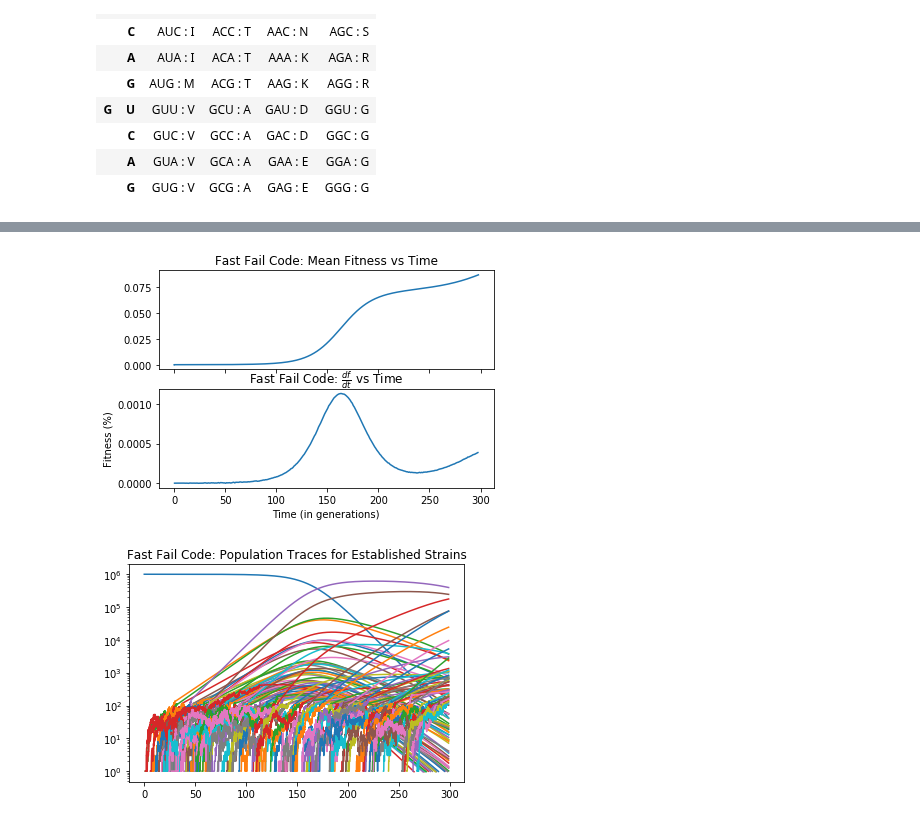
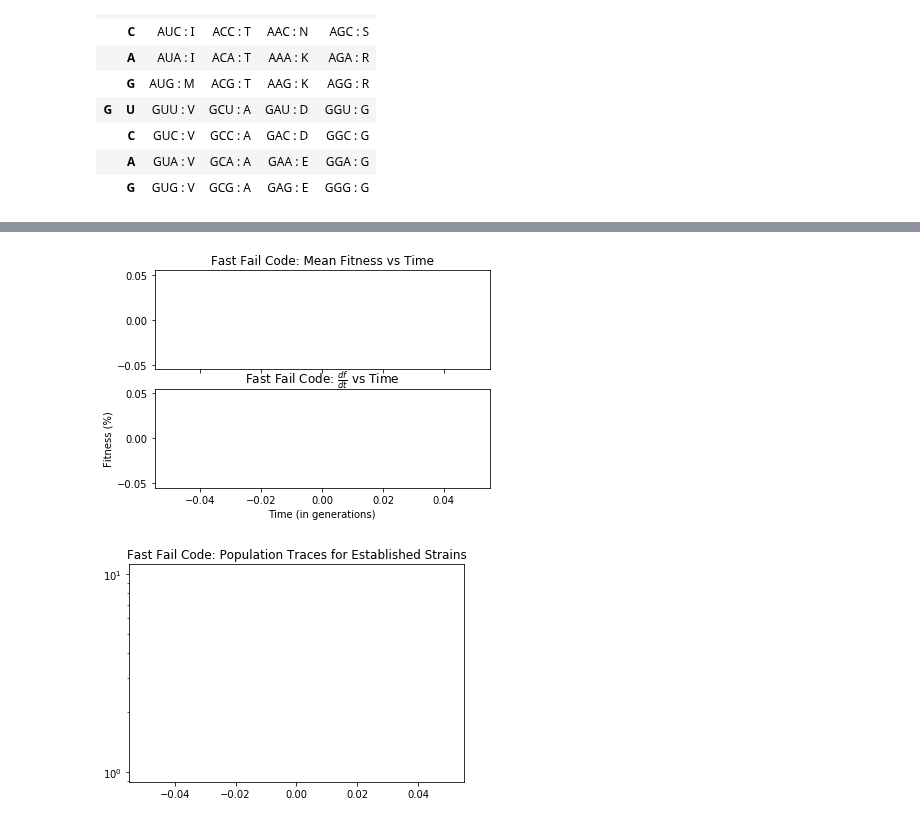
Before and after one commit to EndyLab/codon-tables, a Jupyter notebook: Isaac's Sandbox.ipynb, the cells around one changed output, grey strips where cells are left out. Cells and saved outputs as stored; diff of their text form; code cells hidden in the pictures.

```diff
--- a/Isaac's Sandbox.ipynb
+++ b/Isaac's Sandbox.ipynb
@@ -144,7 +144,7 @@ mut_param = [2, 3.5]
 dt = 1
 
 # run simulation
-sim.simulate(300, dt, T_curr, mut_param)
+#sim.simulate(300, dt, T_curr, mut_param)
 t = np.array(sim.f_trace['timepoints'])
 f = np.array(sim.f_trace['fitnesses'])
 fig, axarr = plt.subplots(2, sharex=True)
@@ -160,10 +160,10 @@ plt.ylabel('Fitness (%)')
 plt.show()
 
 for i, bact in enumerate(sim.estStrains):
-    # if i % 10 == 0:
-    t = bact.timepoints
-    pop = bact.poptrace
-    plt.semilogy(t, pop)
+    if i % 10 == 0:
+        t = bact.timepoints
+        pop = bact.poptrace
+        plt.semilogy(t, pop)
 plt.title('Reductionist Code: Population Traces for Established Strains')
 plt.show()
 # %% [output]
@@ -177,36 +177,36 @@ table = ffgen.triplet()
 LUCA = strain(N_pop=1e6, table=table, fitness=0, mu=2e-5)
 sim = thunderflask(LUCA)
 # initialize some variables
 T_curr = 0
 mut_param = [2, 3.5]
 dt = 1
 
 # run simulation
-sim.simulate(300, dt, T_curr, mut_param)
+#sim.simulate(300, dt, T_curr, mut_param)
 t = np.array(sim.f_trace['timepoints'])
 f = np.array(sim.f_trace['fitnesses'])
 fig, axarr = plt.subplots(2, sharex=True)
 axarr[0].plot(t, f)
 axarr[0].set_title('Fast Fail Code: Mean Fitness vs Time')
 dt = np.diff(t)
 t_avg = (t[1:]+t[:-1])/2
 gradf = np.diff(f)/dt
 axarr[1].plot(t_avg, gradf)
 axarr[1].set_title(r'Fast Fail Code: $\frac{df}{dt}$ vs Time')
 plt.xlabel('Time (in generations)')
 plt.ylabel('Fitness (%)')
 plt.show()
 
 for i, bact in enumerate(sim.estStrains):
     # if i % 10 == 0:
     t = bact.timepoints
     pop = bact.poptrace
     plt.semilogy(t, pop)
 plt.title('Fast Fail Code: Population Traces for Established Strains')
 plt.show()
 # %% [output]
-[figure, old version]
+[figure, new version]
-[figure, old version]
+[figure, new version]
 # %%
 import numpy as np
 import pandas as pd
```
Also changed, not shown: parts of 18 cells of this notebook, 5 other files.
